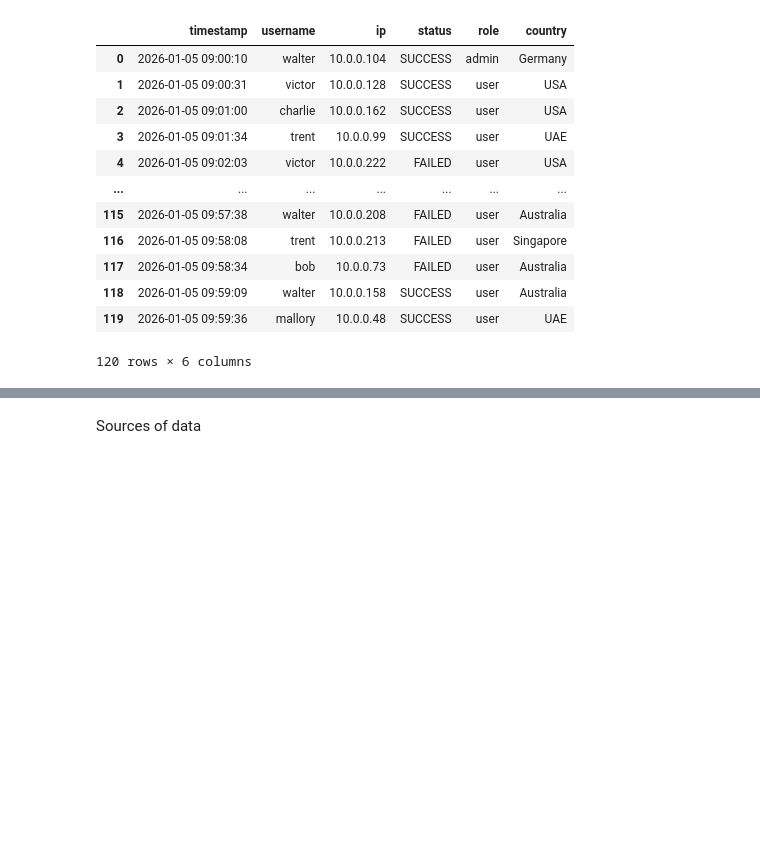
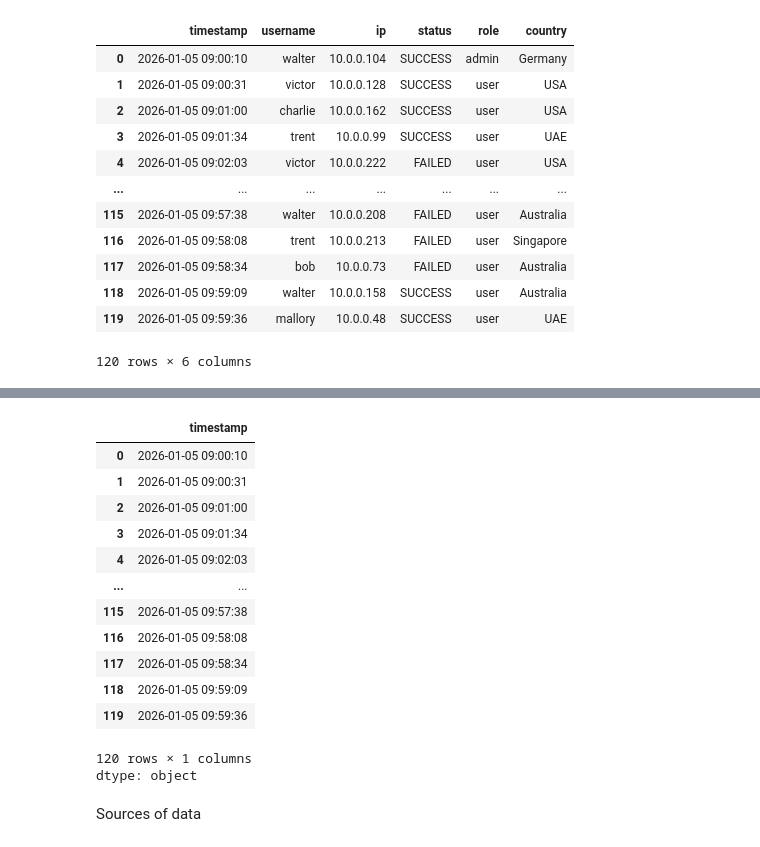
Before and after one commit to Sru-j/Linux, a Jupyter notebook: MLC_6S.ipynb, the cells around one changed output, grey strips where cells are left out. Cells and saved outputs as stored; diff of their text form; code cells hidden in the pictures; blank space fills up the shorter version.

```diff
--- a/MLC_6S.ipynb
+++ b/MLC_6S.ipynb
@@ -148,2 +174,18 @@ df.
 # %%
 # Extract only first column
+df.iloc[:,0]
+# %% [output]
+|  | timestamp |
+| 0 | 2026-01-05 09:00:10 |
+| 1 | 2026-01-05 09:00:31 |
+| 2 | 2026-01-05 09:01:00 |
+| 3 | 2026-01-05 09:01:34 |
+| 4 | 2026-01-05 09:02:03 |
+| ... | ... |
+| 115 | 2026-01-05 09:57:38 |
+| 116 | 2026-01-05 09:58:08 |
+| 117 | 2026-01-05 09:58:34 |
+| 118 | 2026-01-05 09:59:09 |
+| 119 | 2026-01-05 09:59:36 |
+120 rows × 1 columns
+dtype: object
```
Also changed, not shown: parts of 7 cells of this notebook.
